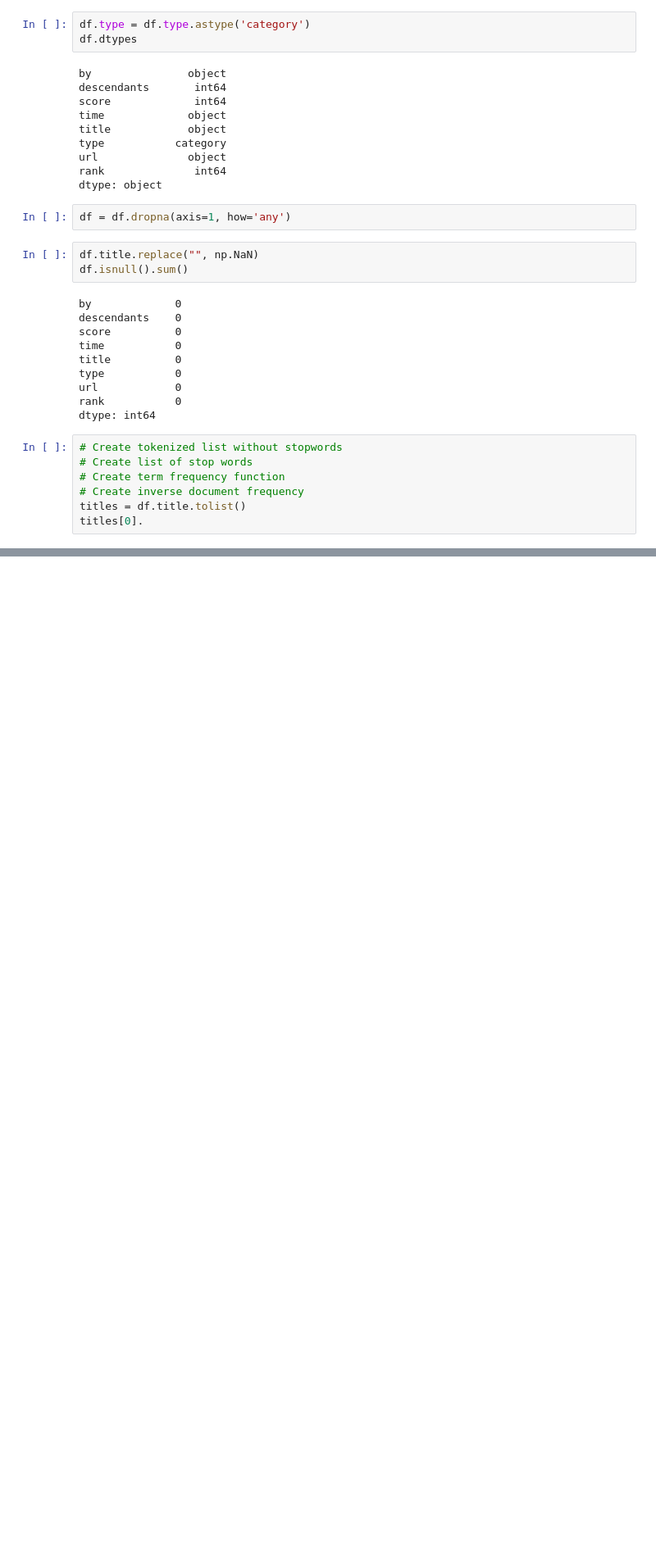
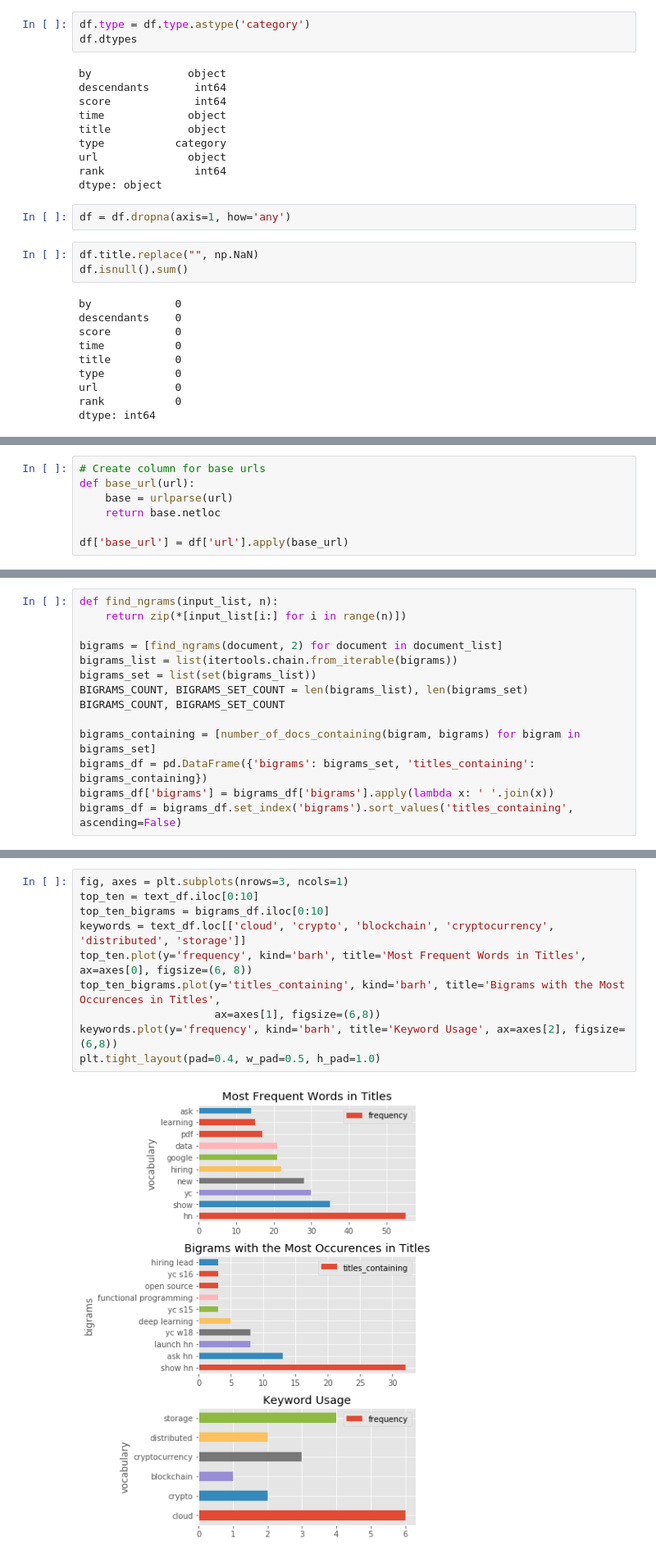
Before and after one commit to g2ransom/data-analytics, a Jupyter notebook: hacker_news/hn_analysis.ipynb, the cells around one changed output, grey strips where cells are left out. Shown at 82% size. Cells and saved outputs as stored; diff of their text form; blank space fills up the shorter version.

Commit message:
Created initial analysis for month worth of hacker news data

```diff
--- a/hacker_news/hn_analysis.ipynb
+++ b/hacker_news/hn_analysis.ipynb
@@ -43,10 +61,3 @@ type           0
 url            0
 rank           0
 dtype: int64
-# %%
-# Create tokenized list without stopwords
-# Create list of stop words
-# Create term frequency function
-# Create inverse document frequency
-titles = df.title.tolist()
-titles[0].
@@ -67,0 +66,7 @@ titles[0].
+# %%
+# Create column for base urls
+def base_url(url):
+    base = urlparse(url)
+    return base.netloc
+
+df['base_url'] = df['url'].apply(base_url)
@@ -79,0 +154,14 @@ TypeError: expected string or buffer
+# %%
+def find_ngrams(input_list, n):
+    return zip(*[input_list[i:] for i in range(n)])
+
+bigrams = [find_ngrams(document, 2) for document in document_list]
+bigrams_list = list(itertools.chain.from_iterable(bigrams))
+bigrams_set = list(set(bigrams_list))
+BIGRAMS_COUNT, BIGRAMS_SET_COUNT = len(bigrams_list), len(bigrams_set)
+BIGRAMS_COUNT, BIGRAMS_SET_COUNT
+
+bigrams_containing = [number_of_docs_containing(bigram, bigrams) for bigram in bigrams_set]
+bigrams_df = pd.DataFrame({'bigrams': bigrams_set, 'titles_containing': bigrams_containing})
+bigrams_df['bigrams'] = bigrams_df['bigrams'].apply(lambda x: ' '.join(x))
+bigrams_df = bigrams_df.set_index('bigrams').sort_values('titles_containing', ascending=False)
@@ -79,0 +172,12 @@ TypeError: expected string or buffer
+# %%
+fig, axes = plt.subplots(nrows=3, ncols=1)
+top_ten = text_df.iloc[0:10]
+top_ten_bigrams = bigrams_df.iloc[0:10]
+keywords = text_df.loc[['cloud', 'crypto', 'blockchain', 'cryptocurrency', 'distributed', 'storage']]
+top_ten.plot(y='frequency', kind='barh', title='Most Frequent Words in Titles', ax=axes[0], figsize=(6, 8))
+top_ten_bigrams.plot(y='titles_containing', kind='barh', title='Bigrams with the Most Occurences in Titles',
+                     ax=axes[1], figsize=(6,8))
+keywords.plot(y='frequency', kind='barh', title='Keyword Usage', ax=axes[2], figsize=(6,8))
+plt.tight_layout(pad=0.4, w_pad=0.5, h_pad=1.0)
+# %% [output]
+[figure, added]
```
Also changed, not shown: parts of 20 cells of this notebook.
